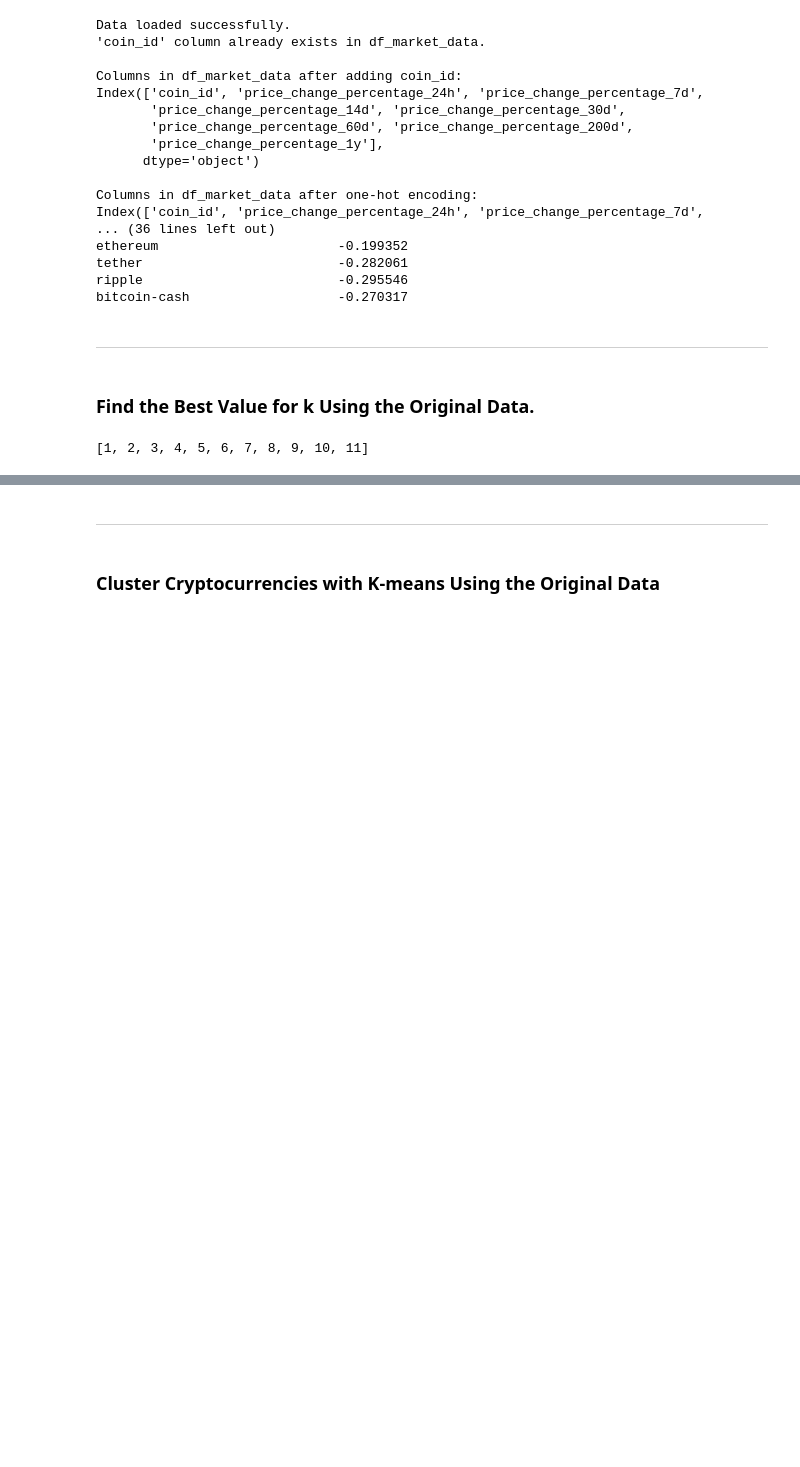
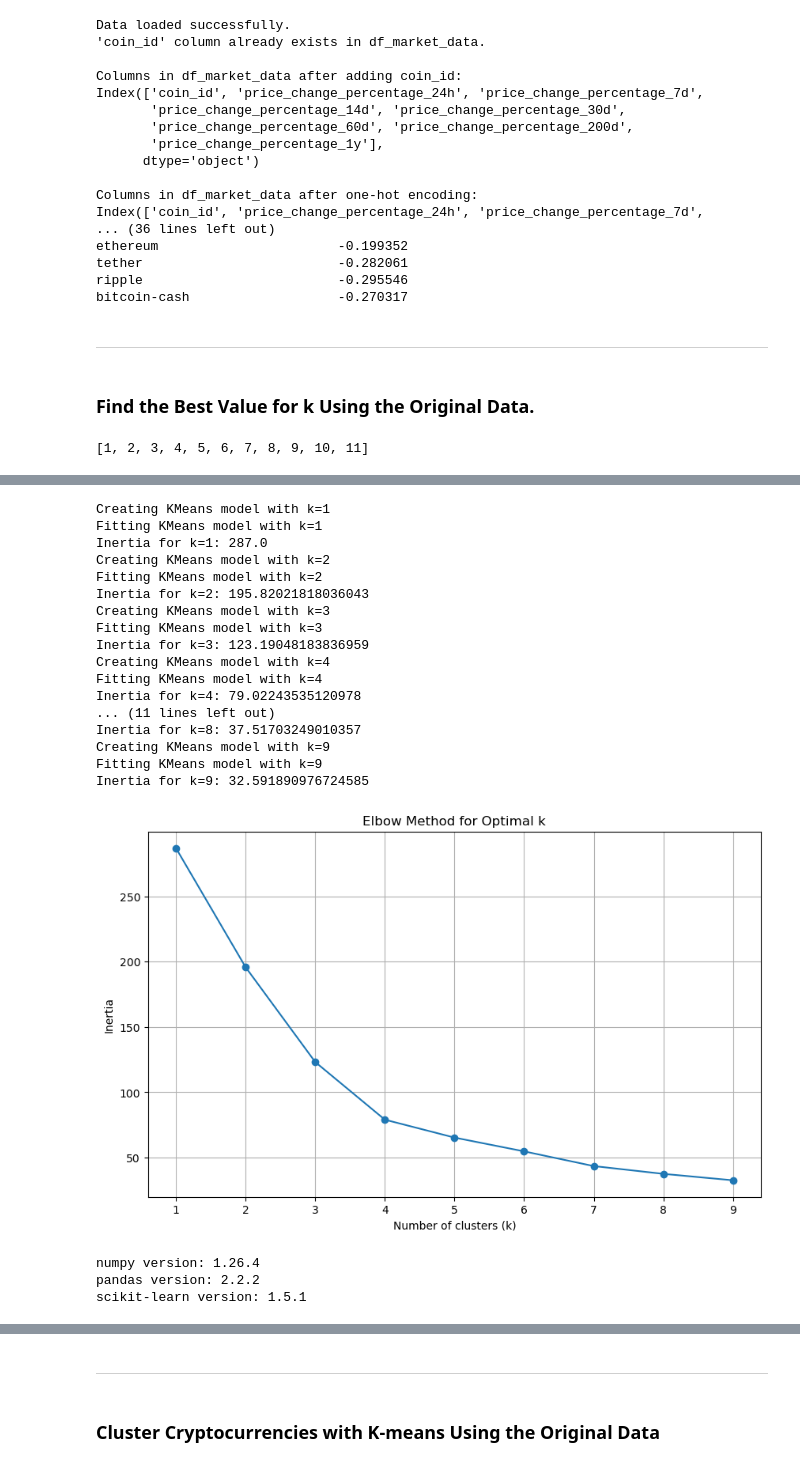
Before and after one commit to mattcat1221/Crypto-Clustering-Analysis, a Jupyter notebook: Crypto_Clustering.ipynb, the cells around one changed output, grey strips where cells are left out. Drawn from its saved outputs; the diff is of its cells as text; code cells hidden in the pictures; blank space fills up the shorter version.

```diff
--- a/Crypto_Clustering.ipynb
+++ b/Crypto_Clustering.ipynb
@@ -2057,0 +2240,76 @@ TypeError: validate_params() got an unexpected keyword argument 'prefer_skip_nes
+# %%
+from sklearn.cluster import KMeans
+import matplotlib.pyplot as plt
+
+# Create an empty list to store the inertia values
+inertia = []
+k_values = list(range(1, 10))  # Reduced range to avoid over-clustering
+
+# Create a for loop to compute the inertia with each possible value of k
+for k in k_values:
+    try:
+        # 1. Create a KMeans model using the loop counter for the n_clusters
+        print(f"Creating KMeans model with k={k}")
+        kmeans = KMeans(n_clusters=k, random_state=42, n_init=10, max_iter=300, init='k-means++')
+
+        # 2. Fit the model to the data using scaled_df
+        print(f"Fitting KMeans model with k={k}")
+        kmeans.fit(scaled_df)
+
+        # 3. Append the model.inertia_ to the inertia list
+        inertia.append(kmeans.inertia_)
+        print(f"Inertia for k={k}: {kmeans.inertia_}")
+    except Exception as e:
+        print(f"An error occurred for k={k}: {e}")
+
+# Ensure that inertia is populated
+if not inertia:
+    raise ValueError("No inertia values were computed. Please check your data and KMeans fitting process.")
+
+# Create a dictionary with the data to plot the Elbow curve
+elbow_data = {'k': k_values, 'inertia': inertia}
+
+# Create a DataFrame with the data to plot the Elbow curve
+elbow_df = pd.DataFrame(elbow_data)
+
+# Plot the elbow plot
+plt.figure(figsize=(10, 6))
+plt.plot(elbow_df['k'], elbow_df['inertia'], marker='o')
+plt.title('Elbow Method for Optimal k')
+plt.xlabel('Number of clusters (k)')
+plt.ylabel('Inertia')
+plt.xticks(k_values)
+plt.grid(True)
+plt.show()
+# %% [output]
+Creating KMeans model with k=1
+Fitting KMeans model with k=1
+Inertia for k=1: 287.0
+Creating KMeans model with k=2
+Fitting KMeans model with k=2
+Inertia for k=2: 195.82021818036043
+Creating KMeans model with k=3
+Fitting KMeans model with k=3
+Inertia for k=3: 123.19048183836959
+Creating KMeans model with k=4
+Fitting KMeans model with k=4
+Inertia for k=4: 79.02243535120978
+... (11 lines left out)
+Inertia for k=8: 37.51703249010357
+Creating KMeans model with k=9
+Fitting KMeans model with k=9
+Inertia for k=9: 32.591890976724585
+[figure, added]
+# %%
+import numpy as np
+import pandas as pd
+import sklearn
+import matplotlib.pyplot as plt
+
+print(f"numpy version: {np.__version__}")
+print(f"pandas version: {pd.__version__}")
+print(f"scikit-learn version: {sklearn.__version__}")
+# %% [output]
+numpy version: 1.26.4
+pandas version: 2.2.2
+scikit-learn version: 1.5.1
```
Also changed, not shown: parts of 89 cells of this notebook, 1 other file.
